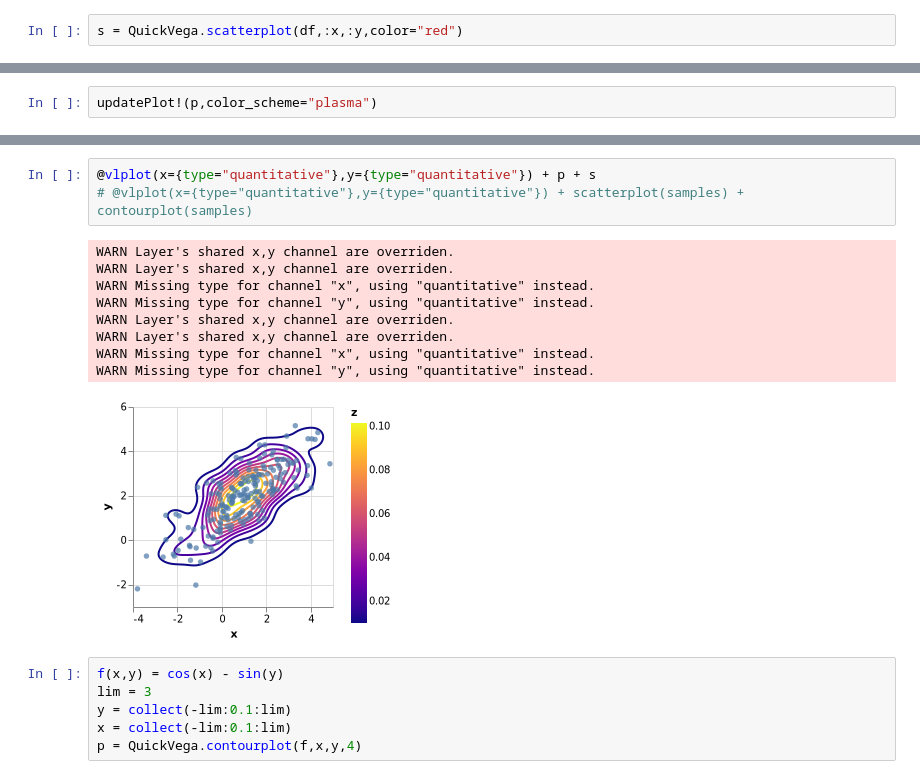
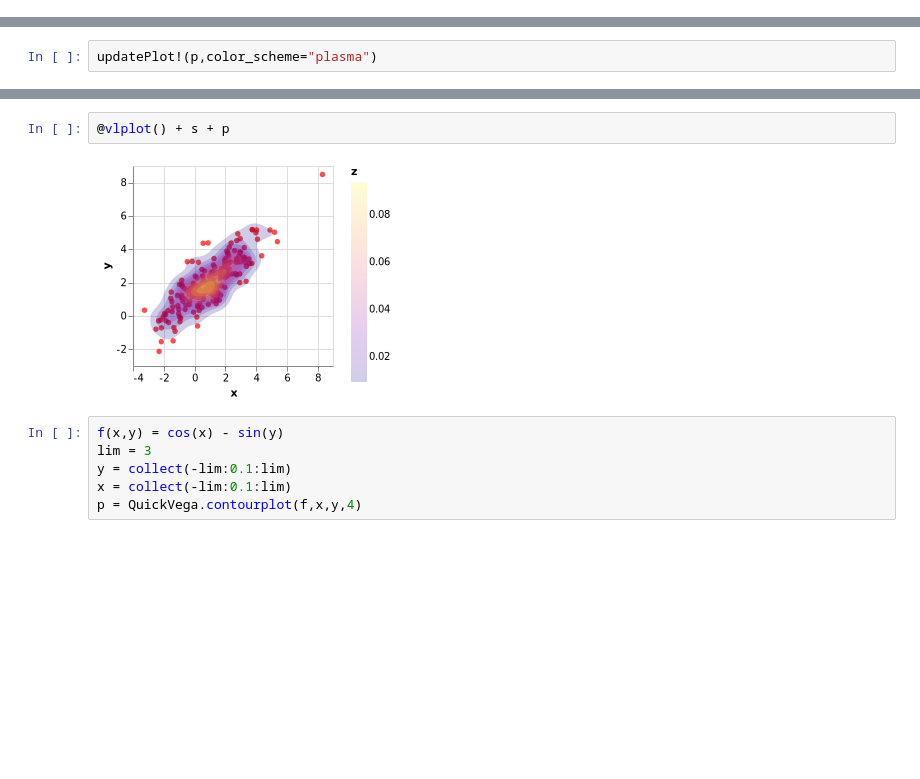
Before and after one commit to queryverse/QuickVega.jl, a Jupyter notebook: sandbox/Contour_Plot.ipynb, the cells around one changed output, grey strips where cells are left out. Drawn from its saved outputs; the diff is of its cells as text; blank space fills up the shorter version.

```diff
--- a/sandbox/Contour_Plot.ipynb
+++ b/sandbox/Contour_Plot.ipynb
@@ -18,2 +17,0 @@ s = QuickVega.scatterplot(samples,color="red")
-# %%
-s = QuickVega.scatterplot(df,:x,:y,color="red")
@@ -36,16 +24,7 @@ p
-# %%
-@vlplot(x={type="quantitative"},y={type="quantitative"}) + p + s
-# @vlplot(x={type="quantitative"},y={type="quantitative"}) + scatterplot(samples) + contourplot(samples)
-# %% [output]
-WARN Layer's shared x,y channel are overriden.
-WARN Layer's shared x,y channel are overriden.
-WARN Missing type for channel "x", using "quantitative" instead.
-WARN Missing type for channel "y", using "quantitative" instead.
-WARN Layer's shared x,y channel are overriden.
-WARN Layer's shared x,y channel are overriden.
-WARN Missing type for channel "x", using "quantitative" instead.
-WARN Missing type for channel "y", using "quantitative" instead.
-[figure, removed]
+# %%
+@vlplot() + s + p
+# %% [output]
+[figure, added]
 # %%
 f(x,y) = cos(x) - sin(y)
 lim = 3
```
Also changed, not shown: parts of 6 cells of this notebook, 6 other files.
